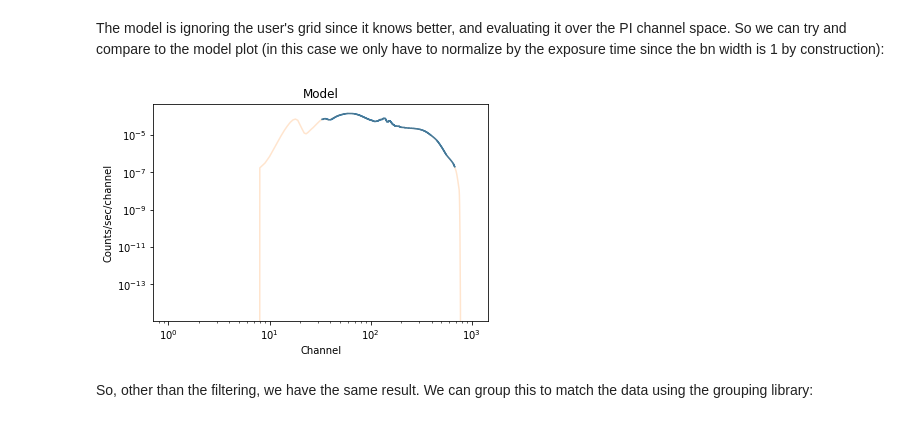
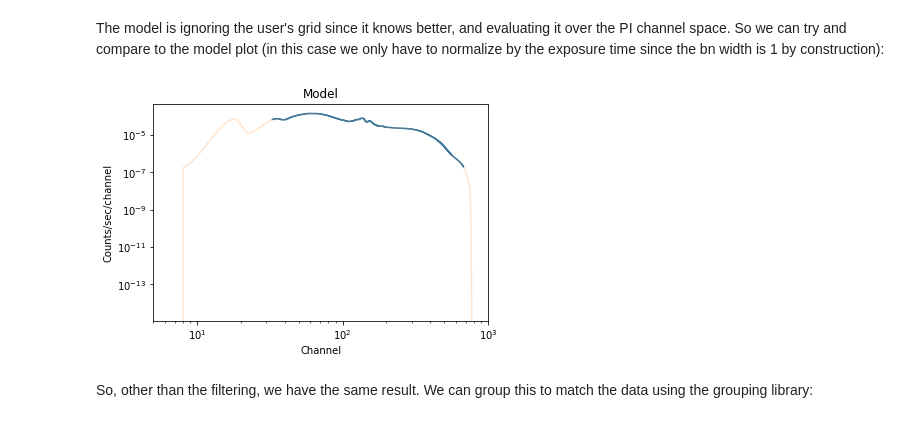
Before and after one commit to DougBurke/sherpa-standalone-notebooks, a Jupyter notebook: 11 grouping-spectra.ipynb, the cells around one changed output. Cells and saved outputs as stored; diff of their text form; code cells hidden in the pictures.

```diff
--- a/11 grouping-spectra.ipynb
+++ b/11 grouping-spectra.ipynb
@@ -466,9 +462,10 @@ The model is ignoring the user's grid since it knows better, and evaluating it o
 ymdl = fmdl([1])  # just apply an argument to get a return
 # %%
 mplot.plot()
-plt.plot(np.arange(1, 1025, 1), ymdl / d.exposure, alpha=0.2);
+plt.plot(np.arange(1, 1025, 1), ymdl / d.exposure, alpha=0.2)
+plt.xlim(5, 1000);
 # %% [output]
-[figure, old version]
+[figure, new version]
 # %% [markdown]
 So, other than the filtering, we have the same result. We can group this to match the data using the grouping library:
 # %%
```
Also changed, not shown: parts of 21 cells of this notebook, 11 other files.
